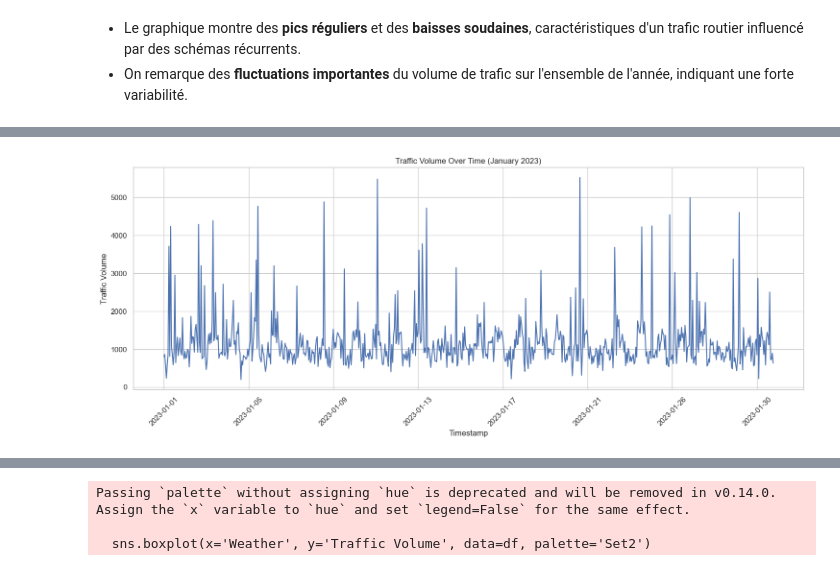
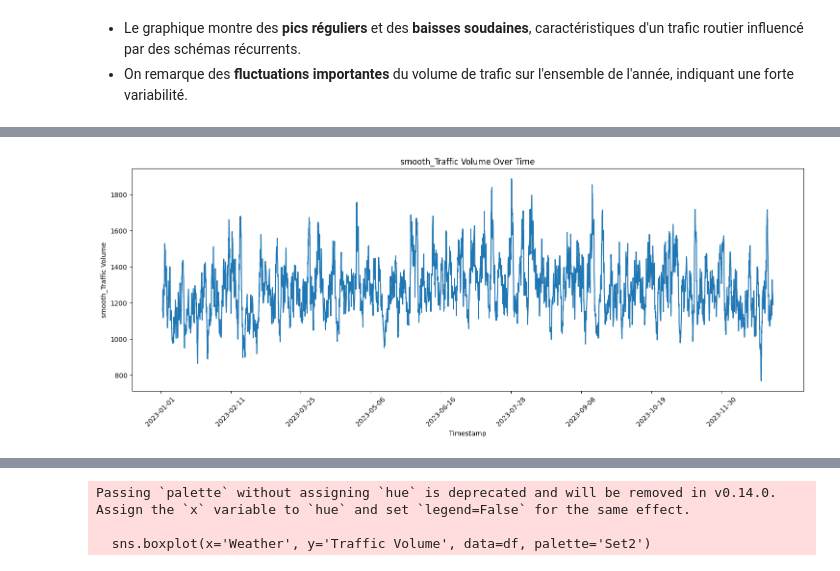
Before and after one commit to linabnz/MOSEF---Projet-Time-Series, a Jupyter notebook: exploration.ipynb, the cells around one changed output, grey strips where cells are left out. Saved outputs shown, nothing was run; the diff lists cells and outputs as text; code cells hidden in the pictures.

Commit message:
metro data??

```diff
--- a/exploration.ipynb
+++ b/exploration.ipynb
@@ -132,10 +132,12 @@ Text(0.5, 1.0, 'Traffic Volume Over Time')
 # %%
-# Line plot for only a month
+# smoothe data
 plt.figure(figsize=(18, 6))
-sns.lineplot(x='Timestamp', y='Traffic Volume', data=df[df['Timestamp'] < '2023-01-31'])
-plt.xticks(ticks=df[df['Timestamp'] < '2023-01-31']['Timestamp'][::100], rotation=45)
+# Smooth the data using rolling mean
+df['smooth_Traffic Volume'] = df['Traffic Volume'].rolling(window=30).mean()
+sns.lineplot(x='Timestamp', y='smooth_Traffic Volume', data=df,errorbar=None)
+plt.xticks(ticks=df['Timestamp'][::1000], rotation=45)
 
-plt.title('Traffic Volume Over Time (January 2023)')
+plt.title('smooth_Traffic Volume Over Time')
 plt.show()
 # %% [output]
-[figure, old version]
+[figure, new version]
```
Also changed, not shown: parts of 10 cells of this notebook, 2 other files.
